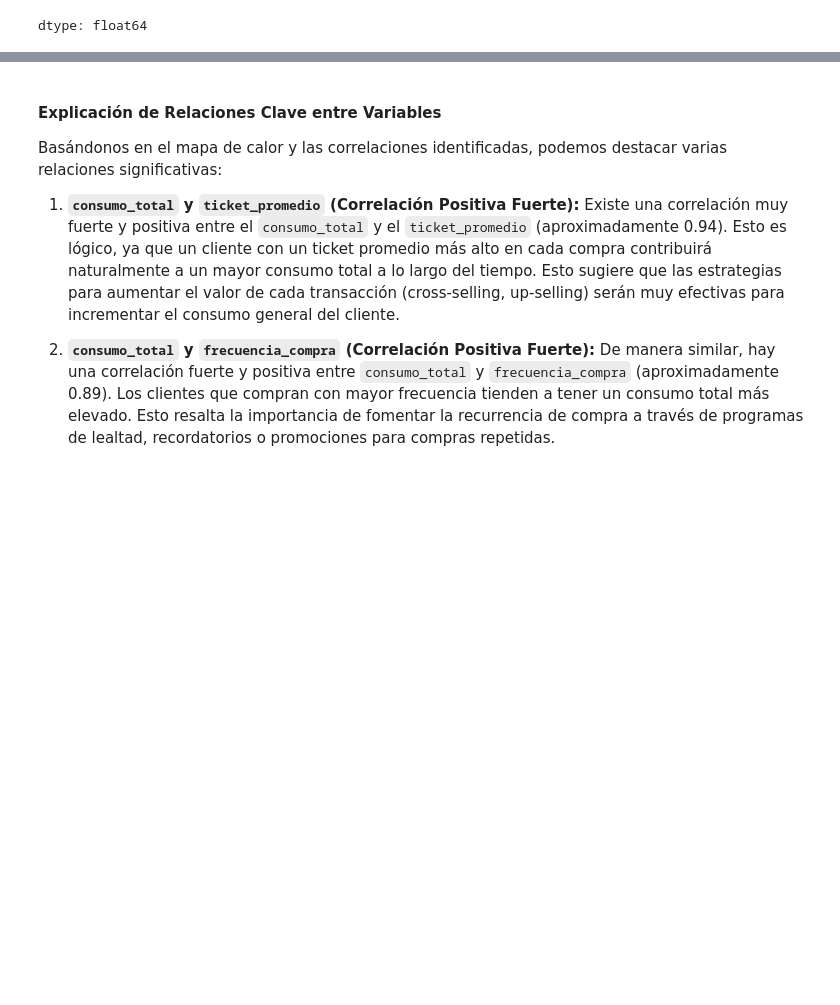
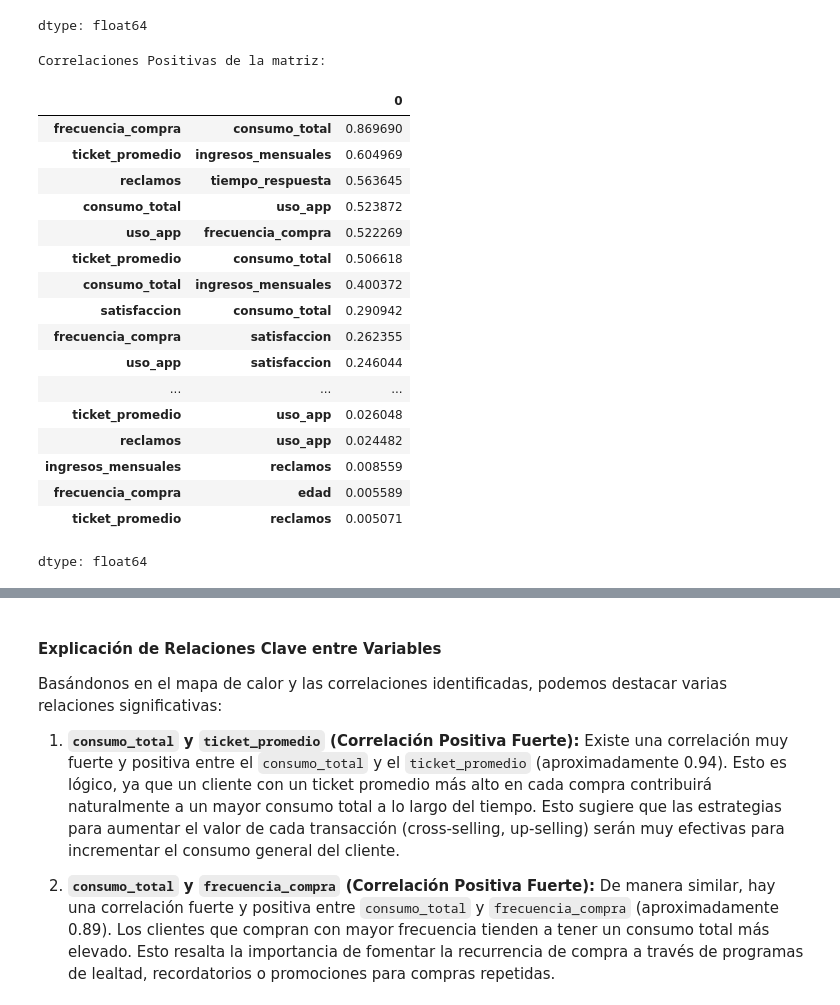
Before and after one commit to 1706712022/Parcial4RosalesDavid1706712022, a Jupyter notebook: notebooks/Parcial4.ipynb, the cells around one changed output, grey strips where cells are left out. Cells and saved outputs as stored; diff of their text form; code cells hidden in the pictures; blank space fills up the shorter version.

```diff
--- a/notebooks/Parcial4.ipynb
+++ b/notebooks/Parcial4.ipynb
@@ -446,3 +446,26 @@ Las 10 correlaciones negativas más importantes:
 | tiempo_respuesta | satisfaccion | -0.628126 |
 | satisfaccion | reclamos | -0.770895 |
 dtype: float64
+# %%
+print("Correlaciones Positivas de la matriz:")
+display(correlaciones_unicas[correlaciones_unicas > 0])
+# %% [output]
+Correlaciones Positivas de la matriz:
+|  |  | 0 |
+| frecuencia_compra | consumo_total | 0.869690 |
+| ticket_promedio | ingresos_mensuales | 0.604969 |
+| reclamos | tiempo_respuesta | 0.563645 |
+| consumo_total | uso_app | 0.523872 |
+| uso_app | frecuencia_compra | 0.522269 |
+| ticket_promedio | consumo_total | 0.506618 |
+| consumo_total | ingresos_mensuales | 0.400372 |
+| satisfaccion | consumo_total | 0.290942 |
+| frecuencia_compra | satisfaccion | 0.262355 |
+| uso_app | satisfaccion | 0.246044 |
+| ... | ... | ... |
+| ticket_promedio | uso_app | 0.026048 |
+| reclamos | uso_app | 0.024482 |
+| ingresos_mensuales | reclamos | 0.008559 |
+| frecuencia_compra | edad | 0.005589 |
+| ticket_promedio | reclamos | 0.005071 |
+dtype: float64
```
Also changed, not shown: parts of 1 cell of this notebook.
